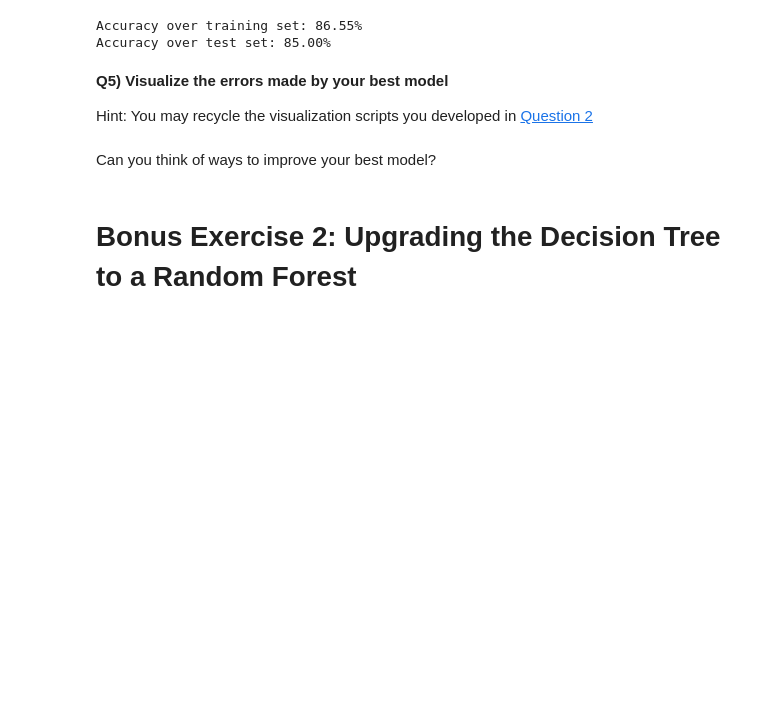
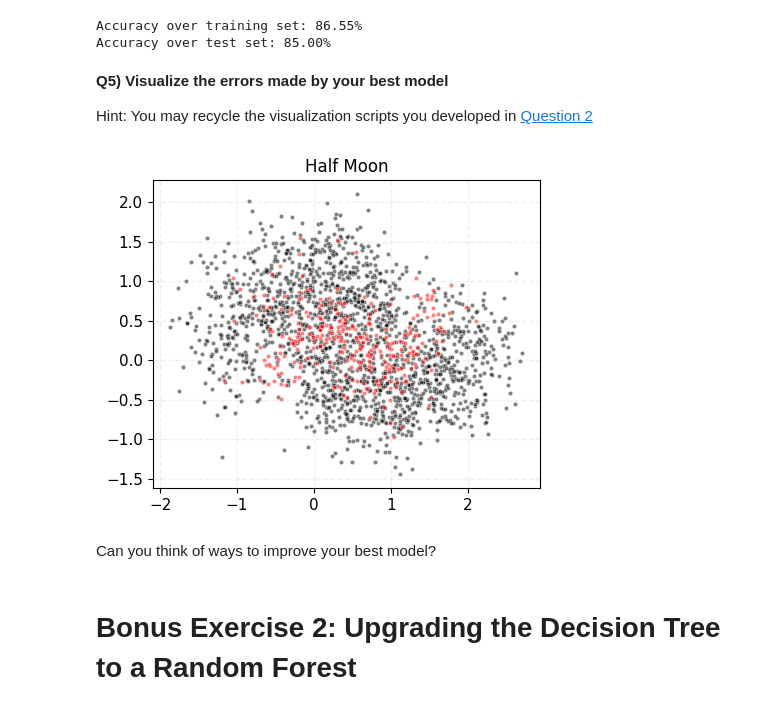
Before and after one commit to mojanshadkar/2023_ML_EES, a Jupyter notebook: Labs/S2_2_Decision_Trees.ipynb, the cells around one changed output. Cells and saved outputs as stored; diff of their text form; code cells hidden in the pictures; blank space fills up the shorter version.

```diff
--- a/Labs/S2_2_Decision_Trees.ipynb
+++ b/Labs/S2_2_Decision_Trees.ipynb
@@ -148,31 +148,33 @@ Hint: You may recycle the visualization scripts you developed in [Question 2](#Q
 # %%
 # Scatter points for which your best model made erroneous predictions
 # and compare them to points for which your best models made correct predictions
-y_pred = gsc_tree.predict(______)
+y_pred = gsc_tree.predict(X_test)
 corr_X,wrong_X = [],[]
-for indx,obj in enumerate(__________): # Pull out predictions on each data points one-by-one
-  if ________________: # If the predictions is not equal to output truth (y_test)
-    wrong_X.append(____________) # Model made an error
+for indx,obj in enumerate(y_pred): # Pull out predictions on each data points one-by-one
+  if  obj != y_test[indx]: # If the predictions is not equal to output truth (y_test)
+    wrong_X.append(X_test[indx]) # Model made an error
   else:
-    corr_X.append(__________) # Model correct prediction
+    corr_X.append(X_test[indx]) # Model correct prediction
 # %%
 # Recycle the visualization scripts earlier
 fig,ax = plt.subplots(1,1,figsize=(5,4))
 ##############################################################################################################################
 # 1. Plot correct prediction here
 ##############################################################################################################################
-scatter_corr = ax.scatter(__________,_____________,s=10,color='k',edgecolor='w',linewidths=0.5,alpha=0.5)
+scatter_corr = ax.scatter(np.array(corr_X)[:, 0], np.array(corr_X)[:, 1],s=10,color='k',edgecolor='w',linewidths=0.5,alpha=0.5)
 ##############################################################################################################################
 # 2. Plot wrong prediction here
 ##############################################################################################################################
-scatter_wrong = ax.scatter(__________,_____________,s=10,color='r',edgecolor='w',linewidths=0.5,alpha=0.5)
+scatter_wrong = ax.scatter(np.array(wrong_X)[:, 0], np.array(wrong_X)[:, 1],s=10,color='r',edgecolor='w',linewidths=0.5,alpha=0.5)
 ##############################################################################################################################
 # 3. Title etc.
 ##############################################################################################################################
 ax.set_title('Half Moon')
 ax.tick_params(axis='both', which='major', labelsize=11)
 ax.grid(alpha=0.2,ls='--',lw=1)
 plt.show()
+# %% [output]
+[figure, added]
 # %% [markdown]
 Can you think of ways to improve your best model?
 # %% [markdown]
```
